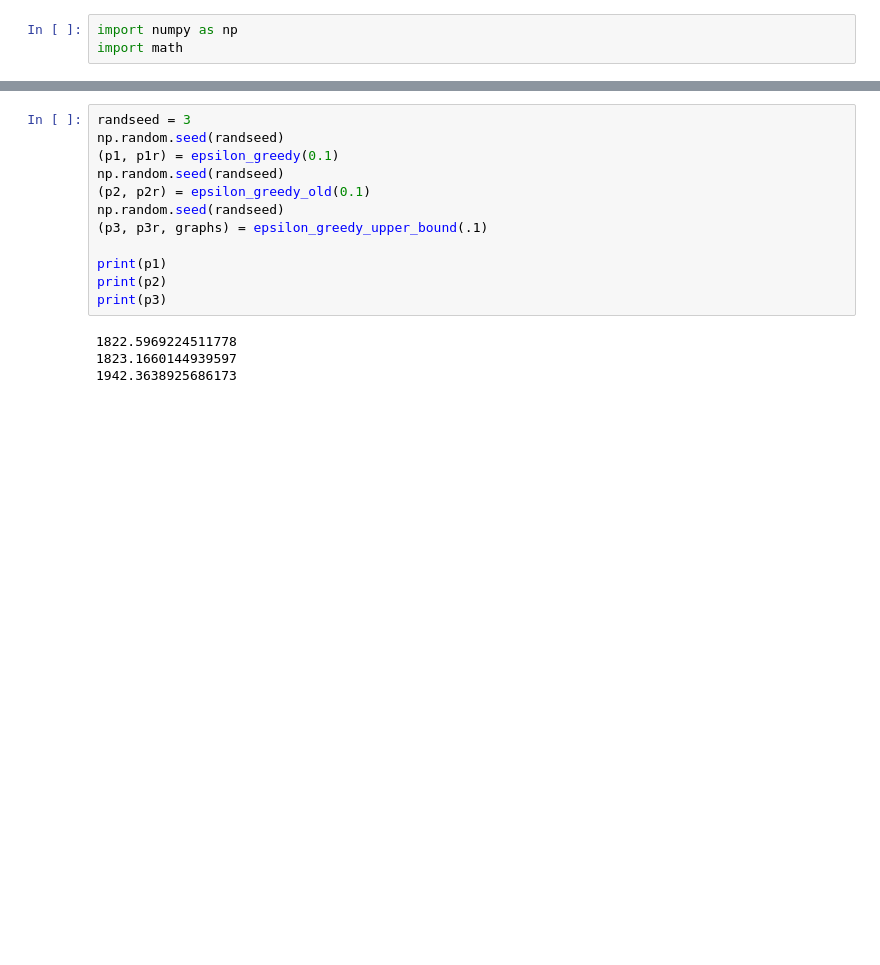
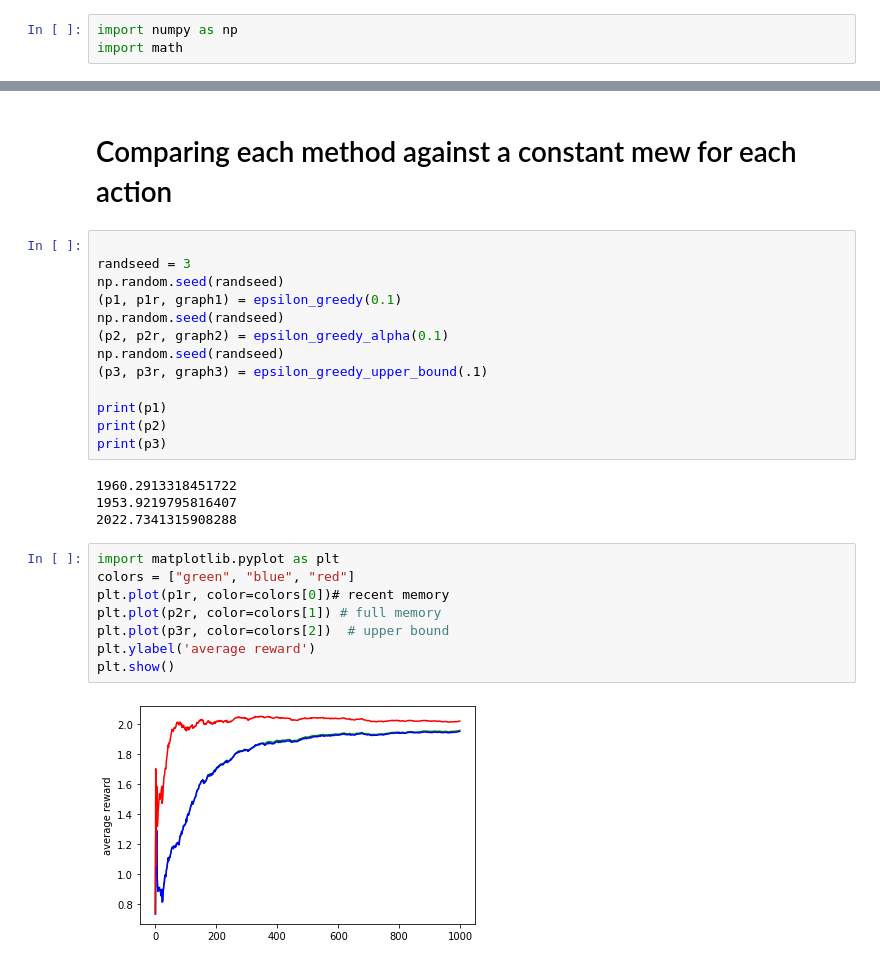
Before and after one commit to frostbite83/CSE_398-Swarm_Robotics, a Jupyter notebook: epsilon-greedy-b.ipynb, the cells around one changed output, grey strips where cells are left out. Cells and saved outputs as stored; diff of their text form; blank space fills up the shorter version.

```diff
--- a/epsilon-greedy-b.ipynb
+++ b/epsilon-greedy-b.ipynb
@@ -111,18 +143,31 @@ def epsilon_greedy_old(epsilon):
 
 #print(weights/times
+# %% [markdown]
+# Comparing each method against a constant mew for each action
 # %%
+
 randseed = 3
 np.random.seed(randseed)
-(p1, p1r) = epsilon_greedy(0.1)
+(p1, p1r, graph1) = epsilon_greedy(0.1)
 np.random.seed(randseed)
-(p2, p2r) = epsilon_greedy_old(0.1)
+(p2, p2r, graph2) = epsilon_greedy_alpha(0.1)
 np.random.seed(randseed)
-(p3, p3r, graphs) = epsilon_greedy_upper_bound(.1)
+(p3, p3r, graph3) = epsilon_greedy_upper_bound(.1)
 
 print(p1)
 print(p2)
 print(p3)
 # %% [output]
-1822.5969224511778
-1823.1660144939597
-1942.3638925686173
+1960.2913318451722
+1953.9219795816407
+2022.7341315908288
+# %%
+import matplotlib.pyplot as plt
+colors = ["green", "blue", "red"]
+plt.plot(p1r, color=colors[0])# recent memory
+plt.plot(p2r, color=colors[1]) # full memory
+plt.plot(p3r, color=colors[2])  # upper bound
+plt.ylabel('average reward')
+plt.show()
+# %% [output]
+[figure, added]
```
Also changed, not shown: parts of 14 cells of this notebook.
